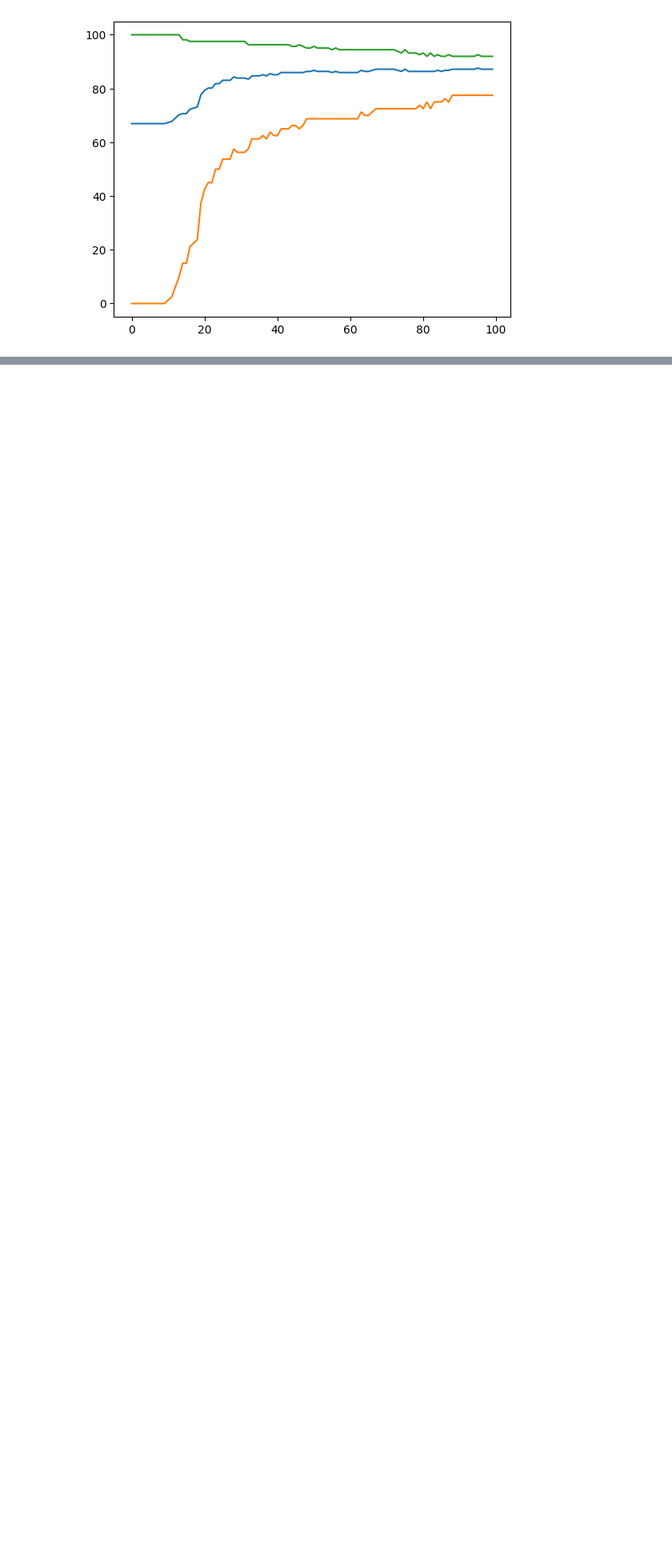
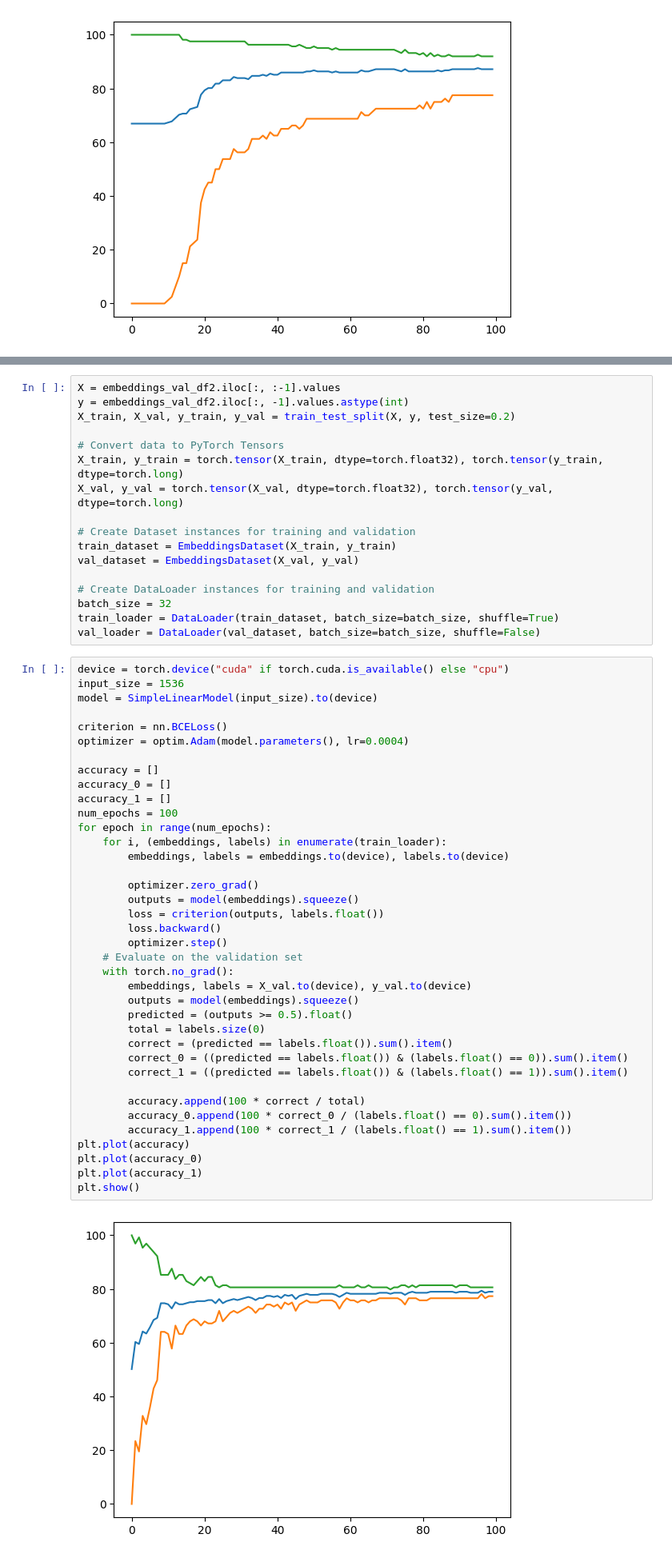
Before and after one commit to stefanhuber1510/enforcing-the-digital-services-act, a Jupyter notebook: 8-embeddings-project/main-embeddings.ipynb, the cells around one changed output, grey strips where cells are left out. Shown: that part at 80% size. Drawn from its saved outputs; the diff is of its cells as text; blank space fills up the shorter version.

Commit message:
completed embeddings classifier, achieved >0.8 AUC

```diff
--- a/8-embeddings-project/main-embeddings.ipynb
+++ b/8-embeddings-project/main-embeddings.ipynb
@@ -228,0 +243,57 @@ plt.show()
+# %%
+X = embeddings_val_df2.iloc[:, :-1].values
+y = embeddings_val_df2.iloc[:, -1].values.astype(int)
+X_train, X_val, y_train, y_val = train_test_split(X, y, test_size=0.2)
+
+# Convert data to PyTorch Tensors
+X_train, y_train = torch.tensor(X_train, dtype=torch.float32), torch.tensor(y_train, dtype=torch.long)
+X_val, y_val = torch.tensor(X_val, dtype=torch.float32), torch.tensor(y_val, dtype=torch.long)
+
+# Create Dataset instances for training and validation
+train_dataset = EmbeddingsDataset(X_train, y_train)
+val_dataset = EmbeddingsDataset(X_val, y_val)
+
+# Create DataLoader instances for training and validation
+batch_size = 32
+train_loader = DataLoader(train_dataset, batch_size=batch_size, shuffle=True)
+val_loader = DataLoader(val_dataset, batch_size=batch_size, shuffle=False)
+# %%
+device = torch.device("cuda" if torch.cuda.is_available() else "cpu")
+input_size = 1536
+model = SimpleLinearModel(input_size).to(device)
+
+criterion = nn.BCELoss()
+optimizer = optim.Adam(model.parameters(), lr=0.0004)
+
+accuracy = []
+accuracy_0 = []
+accuracy_1 = []
+num_epochs = 100
+for epoch in range(num_epochs):
+    for i, (embeddings, labels) in enumerate(train_loader):
+        embeddings, labels = embeddings.to(device), labels.to(device)
+
+        optimizer.zero_grad()
+        outputs = model(embeddings).squeeze()
+        loss = criterion(outputs, labels.float())
+        loss.backward()
+        optimizer.step()
+    # Evaluate on the validation set
+    with torch.no_grad():
+        embeddings, labels = X_val.to(device), y_val.to(device)
+        outputs = model(embeddings).squeeze()
+        predicted = (outputs >= 0.5).float()
+        total = labels.size(0)
+        correct = (predicted == labels.float()).sum().item()
+        correct_0 = ((predicted == labels.float()) & (labels.float() == 0)).sum().item()
+        correct_1 = ((predicted == labels.float()) & (labels.float() == 1)).sum().item()
+
+        accuracy.append(100 * correct / total)
+        accuracy_0.append(100 * correct_0 / (labels.float() == 0).sum().item())
+        accuracy_1.append(100 * correct_1 / (labels.float() == 1).sum().item())
+plt.plot(accuracy)
+plt.plot(accuracy_0)
+plt.plot(accuracy_1)
+plt.show()
+# %% [output]
+[figure, added]
```
Also changed, not shown: parts of 14 cells of this notebook.
